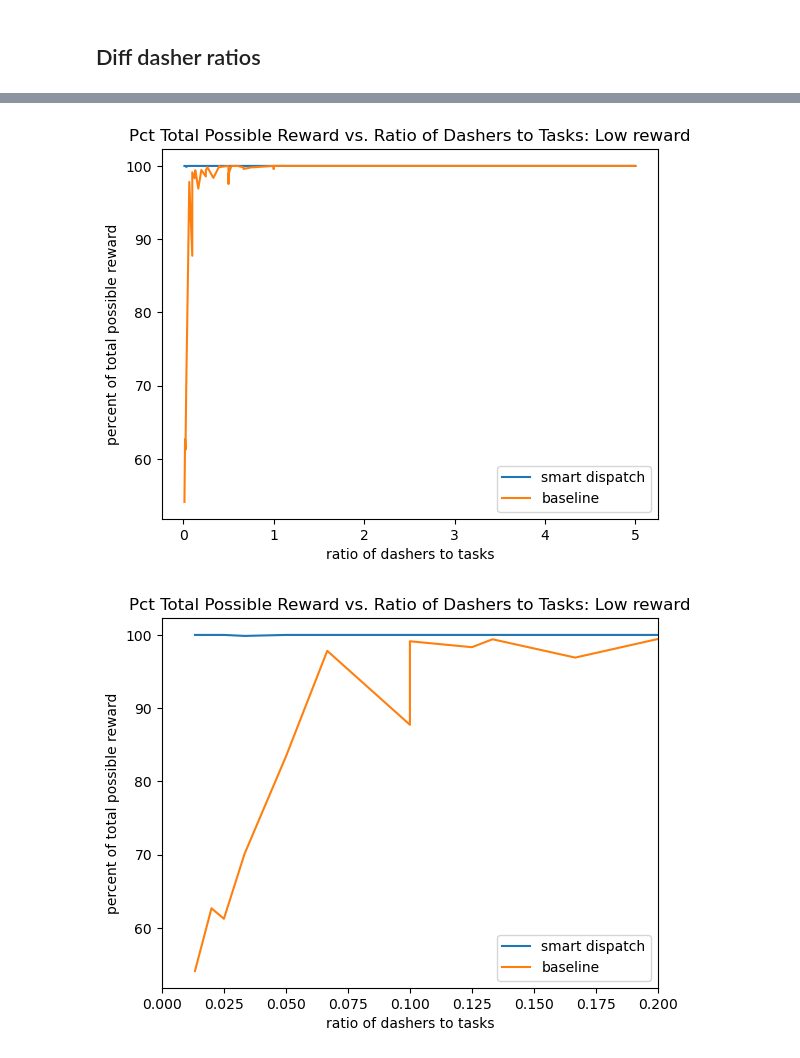
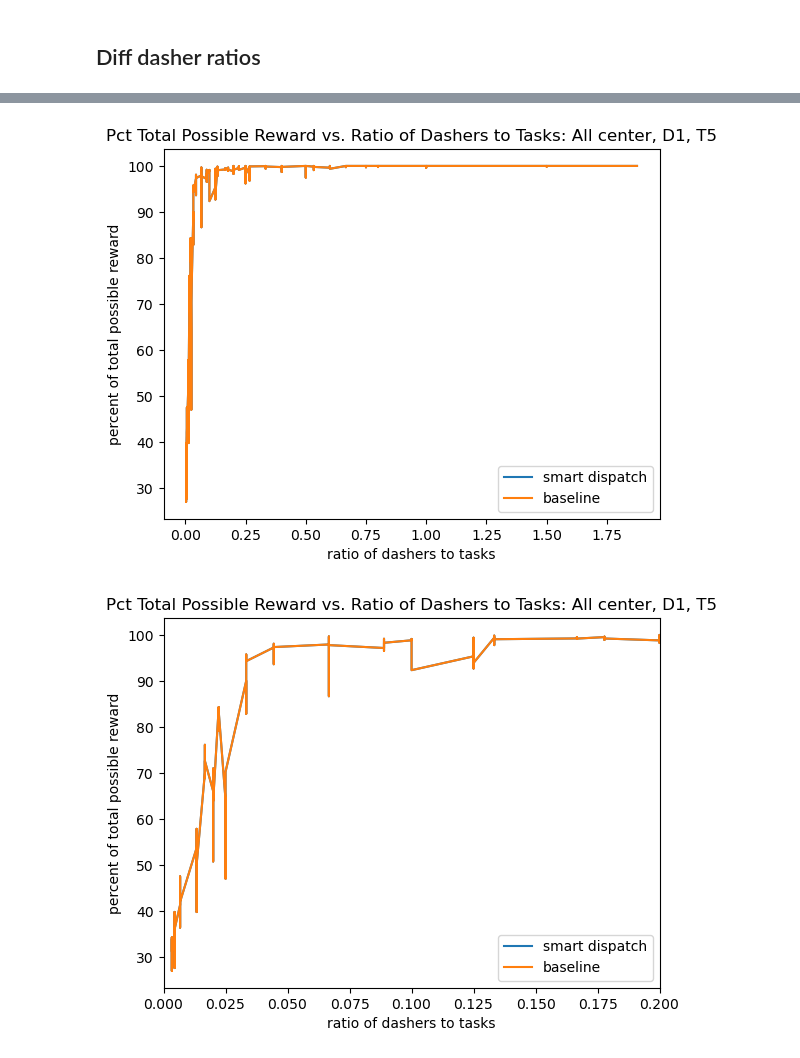
Before and after one commit to kaylamullen/independent-study, a Jupyter notebook: result_analysis.ipynb, the cells around one changed output, grey strips where cells are left out. Drawn from its saved outputs; the diff is of its cells as text; code cells hidden in the pictures.

```diff
--- a/result_analysis.ipynb
+++ b/result_analysis.ipynb
@@ -6,5 +6,5 @@ import matplotlib.pyplot as plt
 # %% [markdown]
 ## Diff dasher ratios
 # %%
-sd = pd.read_csv('results/smartdispatch/allcenter-D1-T5.csv').sort_values(by='ratio_dashers_tasks')
-b = pd.read_csv('results/baseline/allcenter-D1-T5.csv').sort_values(by='ratio_dashers_tasks')
+sd = pd.read_csv('results10x/smartdispatch/highlow-D1-T5.csv').sort_values(by='ratio_dashers_tasks')
+b = pd.read_csv('results10x/baseline/highlow-D1-T5.csv').sort_values(by='ratio_dashers_tasks')
@@ -40,14 +126,14 @@ b.head()
 # %%
 # plot lines
 plt.plot(sd['ratio_dashers_tasks'], sd['pct_total_possible_reward'], label = "smart dispatch")
 plt.plot(b["ratio_dashers_tasks"], b['pct_total_possible_reward'], label = "baseline")
 plt.xlabel("ratio of dashers to tasks")
 plt.ylabel("percent of total possible reward")
-plt.title("Pct Total Possible Reward vs. Ratio of Dashers to Tasks: Low reward")
+plt.title("Pct Total Possible Reward vs. Ratio of Dashers to Tasks: All center, D1, T5")
 plt.legend()
 plt.show()
 # %% [output]
-[figure, old version]
+[figure, new version]
 # %%
 # plot lines
 plt.plot(sd['ratio_dashers_tasks'], sd['pct_total_possible_reward'], label = "smart dispatch")
@@ -55,11 +141,11 @@ plt.plot(b["ratio_dashers_tasks"], b['pct_total_possible_reward'], label = "base
 plt.xlim(0, 0.2)
 plt.xlabel("ratio of dashers to tasks")
 plt.ylabel("percent of total possible reward")
-plt.title("Pct Total Possible Reward vs. Ratio of Dashers to Tasks: Low reward")
+plt.title("Pct Total Possible Reward vs. Ratio of Dashers to Tasks: All center, D1, T5")
 plt.legend()
 plt.show()
 # %% [output]
-[figure, old version]
+[figure, new version]
 # %%
 # plot lines
 plt.plot(sd['ratio_dashers_tasks'], sd['pct_total_possible_reward'], label = "smart dispatch")
```
Also changed, not shown: parts of 10 cells of this notebook.
